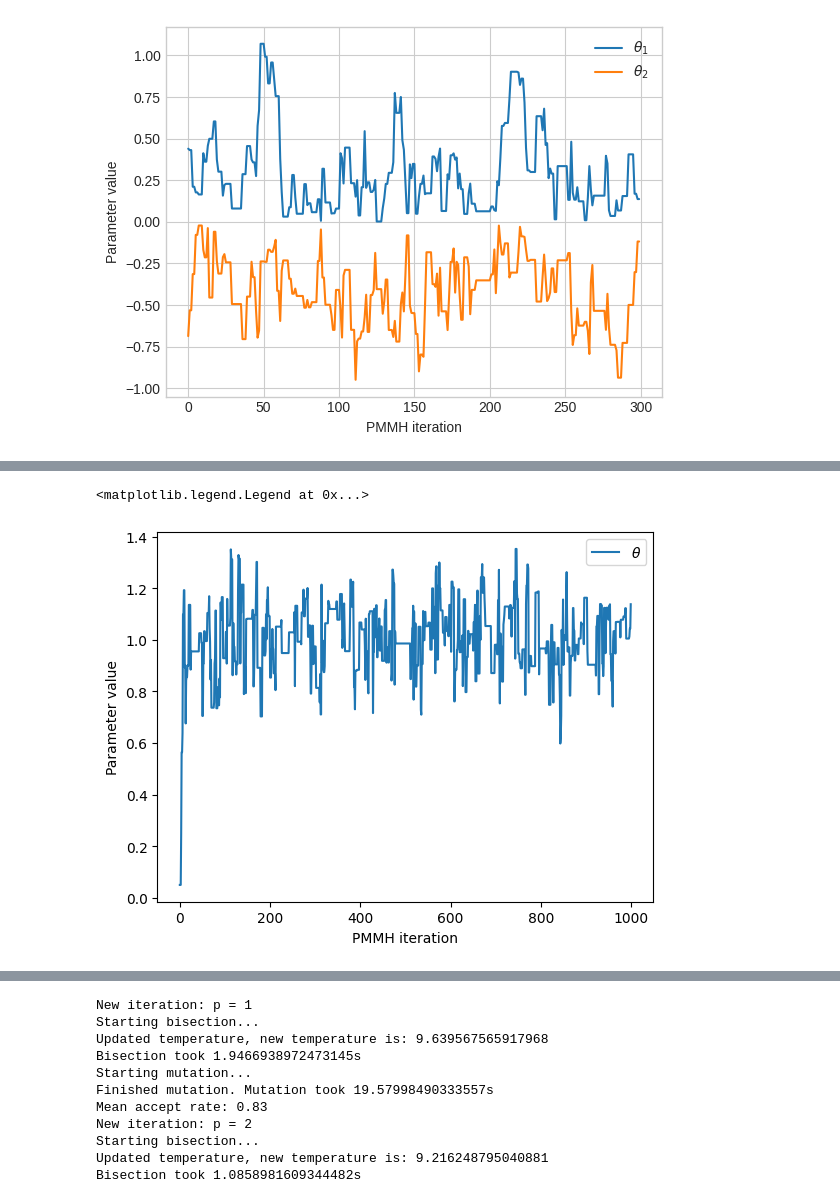
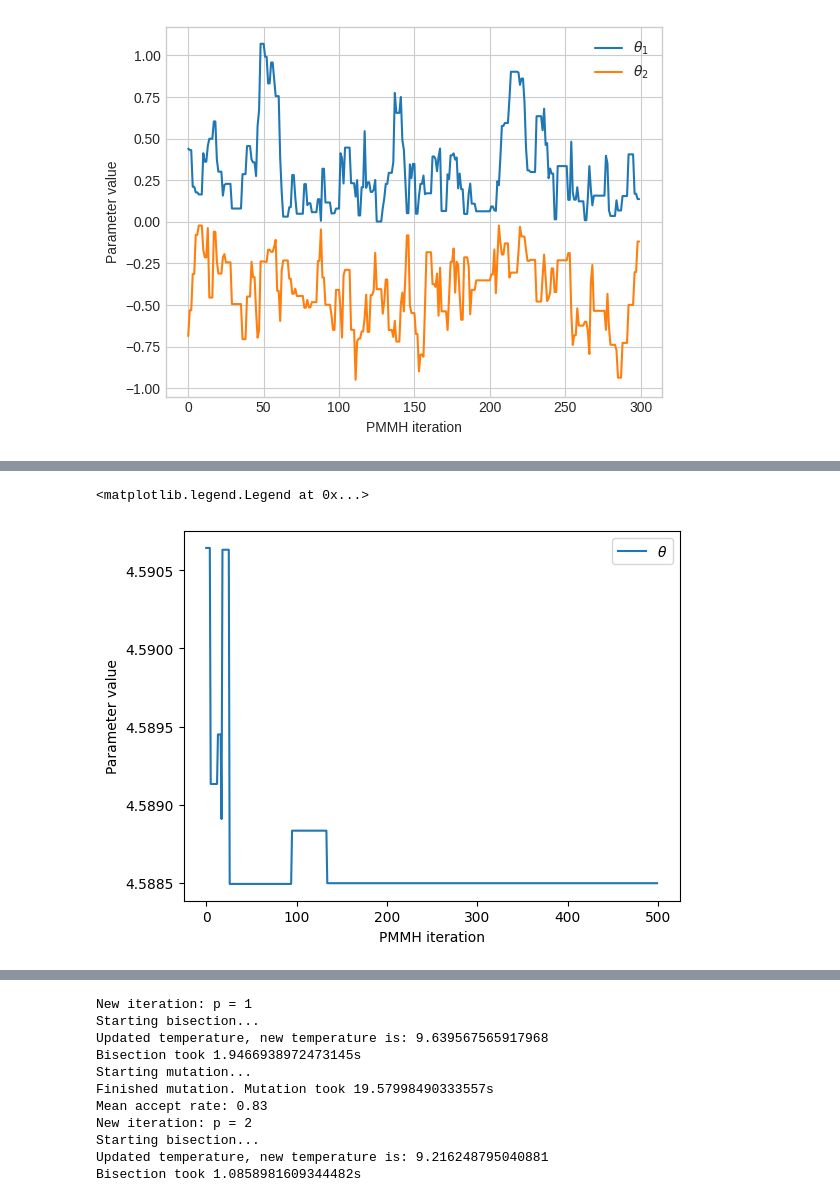
Before and after one commit to vvnnif/smc-highly-informative-observations, a Jupyter notebook: notebooks/test_and_debug.ipynb, the cells around one changed output, grey strips where cells are left out. Cells and saved outputs as stored; diff of their text form; code cells hidden in the pictures.

```diff
--- a/notebooks/test_and_debug.ipynb
+++ b/notebooks/test_and_debug.ipynb
@@ -301,8 +304,8 @@ PMMH test / debug run for benchmark model
 an intiial estimate from the posterior p(theta|y_1:T,temp)
 """
 
-temp = 1 # Initial tempering
-T = 200 # Number of observations
+temp = 10 # Initial tempering
+T = 50 # Number of observations
 
 # True parameter
 theta = 1
@@ -314,6 +317,9 @@ us = rng.normal(loc=0, scale=1, size=T)
 # Sample observations from true state-space model
 _, ys = SimpleBenchmarkSSM_simulate(theta=theta,T=T,us=us,rng=rng)
 
+n_particles = 50
+proposal_sd = 0.03
+
 # Sample theta from parameter prior
 theta = SimpleBenchmarkSSM_sample_prior()
 
@@ -321,12 +327,12 @@ theta = SimpleBenchmarkSSM_sample_prior()
 # for the initial parameter sample
 t0 = time.time()
 xs, aas, log_lik = SimpleBenchmarkSSM_bootstrap_pf(temp=temp,
-                          n_particles=300,
-                          ys=ys,
-                          us=us,
-                          theta=theta,
-                          alternative_tempering=False
-                          )
+                            n_particles=n_particles,
+                            ys=ys,
+                            us=us,
+                            theta=theta,
+                            alternative_tempering=False
+                            )
 t1 = time.time()
 print(f'Particle filter took {t1 - t0}s')
 
@@ -341,14 +347,14 @@ samples, xss, aass, log_liks, accept_rate = SimpleBenchmarkSSM_pmmh(
     ys=ys,
     us=us,
     temp=temp,
-    n_iters=1000,
-    proposal_sd=0.5,
+    n_iters=500,
+    proposal_sd=proposal_sd,
     verbose=True,
     alternative_tempering=False
 )
 t1 = time.time()
 print(f'PMMH took {t1 - t0}s')
-print(f'Acceptance rate of initial PMMH sample: {accept_rate}')
+print(f'Acceptance rate of initial PMMH sample: {accept_rate}, sd: {proposal_sd}, particles: {n_particles}')
 
 # Plot result
 plt.plot(samples,label=r'$\theta$')
@@ -362,5 +368,5 @@ Acceptance rate of initial PMMH sample: 0.383
 <matplotlib.legend.Legend at 0x...>
-[figure, old version]
+[figure, new version]
 # %%
 """ Test whether SMC sampler works for the linear model
 """
```
Also changed, not shown: parts of 10 cells of this notebook, 47 other files.
